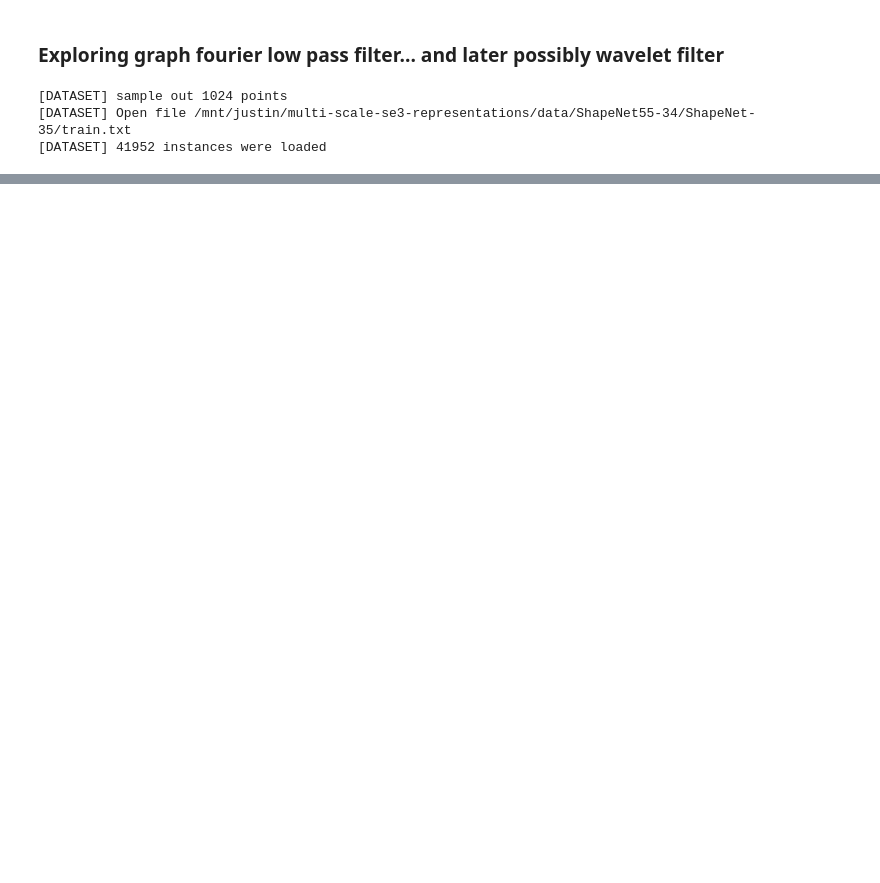
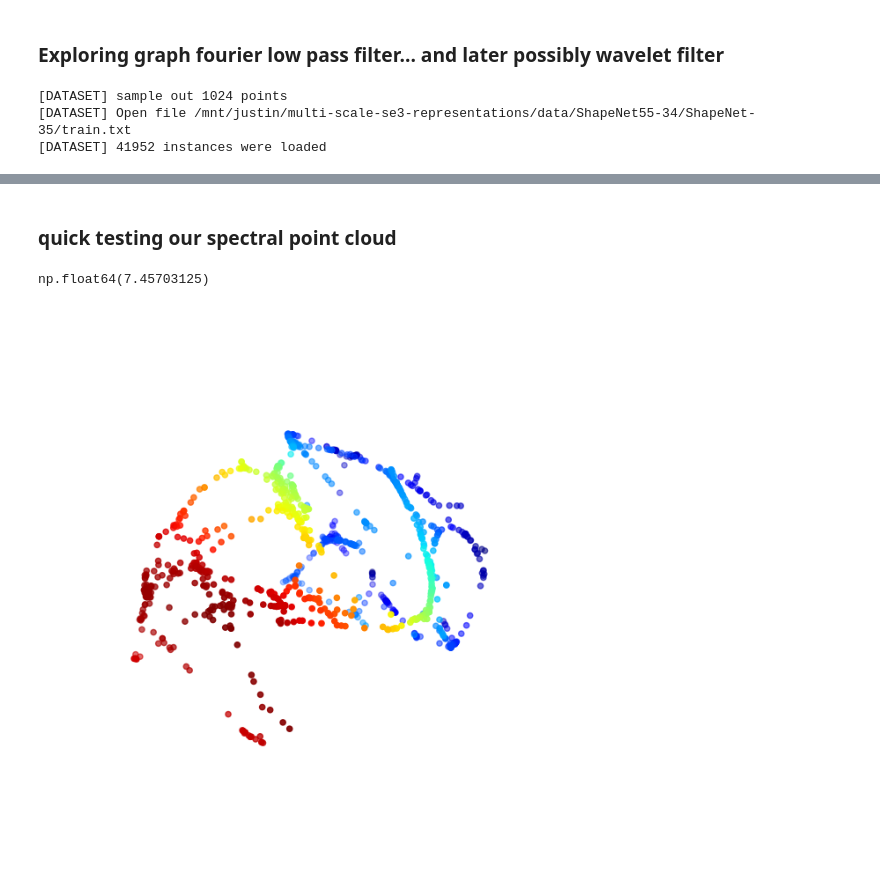
Before and after one commit to jsjung00/multi-scale-se3-representations, a Jupyter notebook: notebooks/explore_transforms.ipynb, the cells around one changed output, grey strips where cells are left out. Saved outputs shown, nothing was run; the diff lists cells and outputs as text; code cells hidden in the pictures; blank space fills up the shorter version.

```diff
--- a/notebooks/explore_transforms.ipynb
+++ b/notebooks/explore_transforms.ipynb
@@ -44 +44,3 @@ get_ptcloud_img(pc_train_dataset[7][2])
+# %% [markdown]
+### quick testing our spectral point cloud
 # %%
@@ -49,3 +58,15 @@ half_point_cloud = Spec.get_lower_resolution(1022, point_cloud)
+# %%
+np.mean(np.sum(adj, axis=1))
+# %% [output]
+np.float64(7.45703125)
+# %%
+# check lower resolution
+# expect for large thresh to recover the same point cloud
+# small thresh should be smoothed version
+half_point_cloud = Spec.get_lower_resolution(20, point_cloud)
+get_ptcloud_img(half_point_cloud)
+# %% [output]
+[figure, added]
 # %%
 get_ptcloud_img(point_cloud)
 # %% [output]
```
Also changed, not shown: parts of 7 cells of this notebook, 6 other files.
